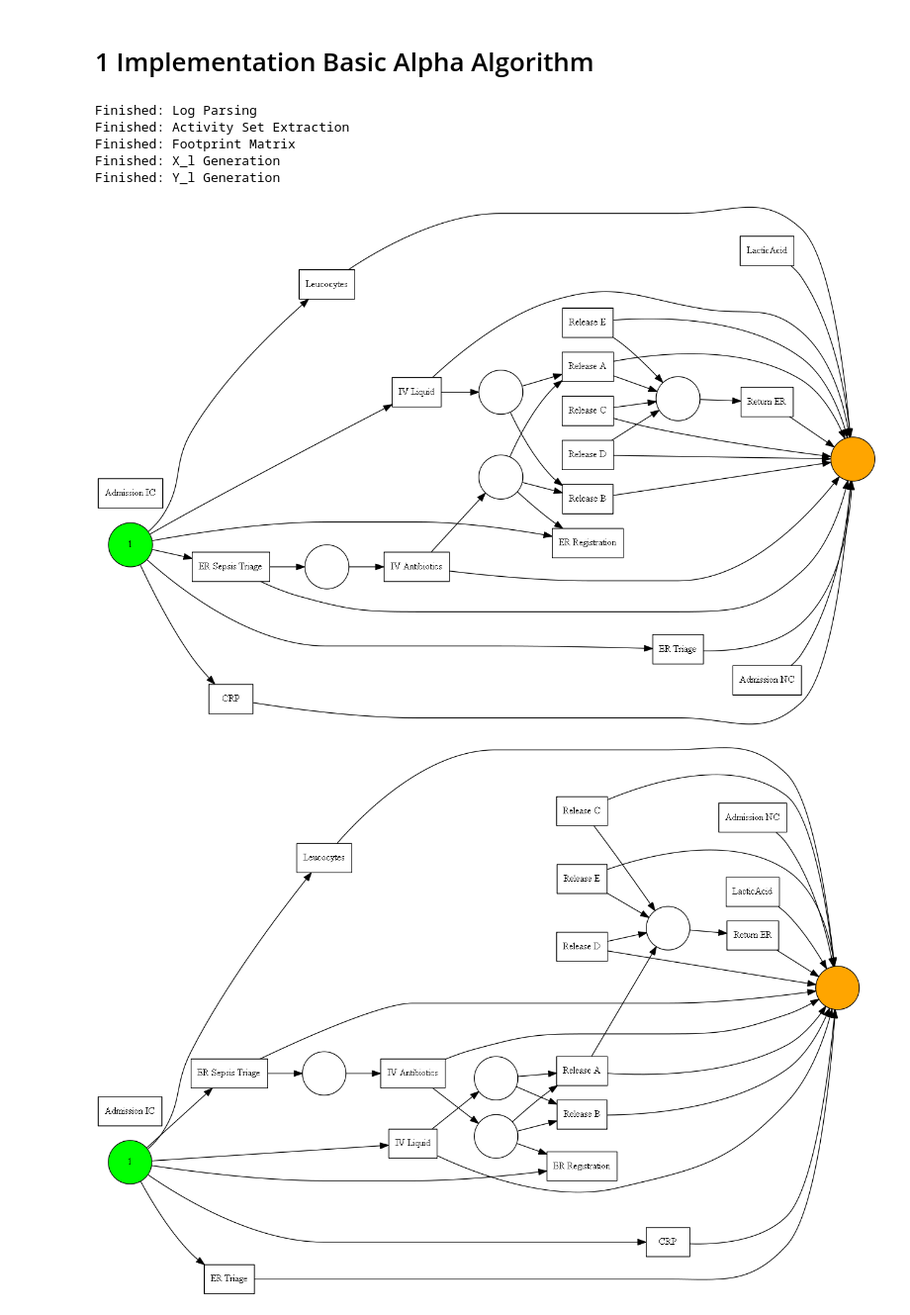
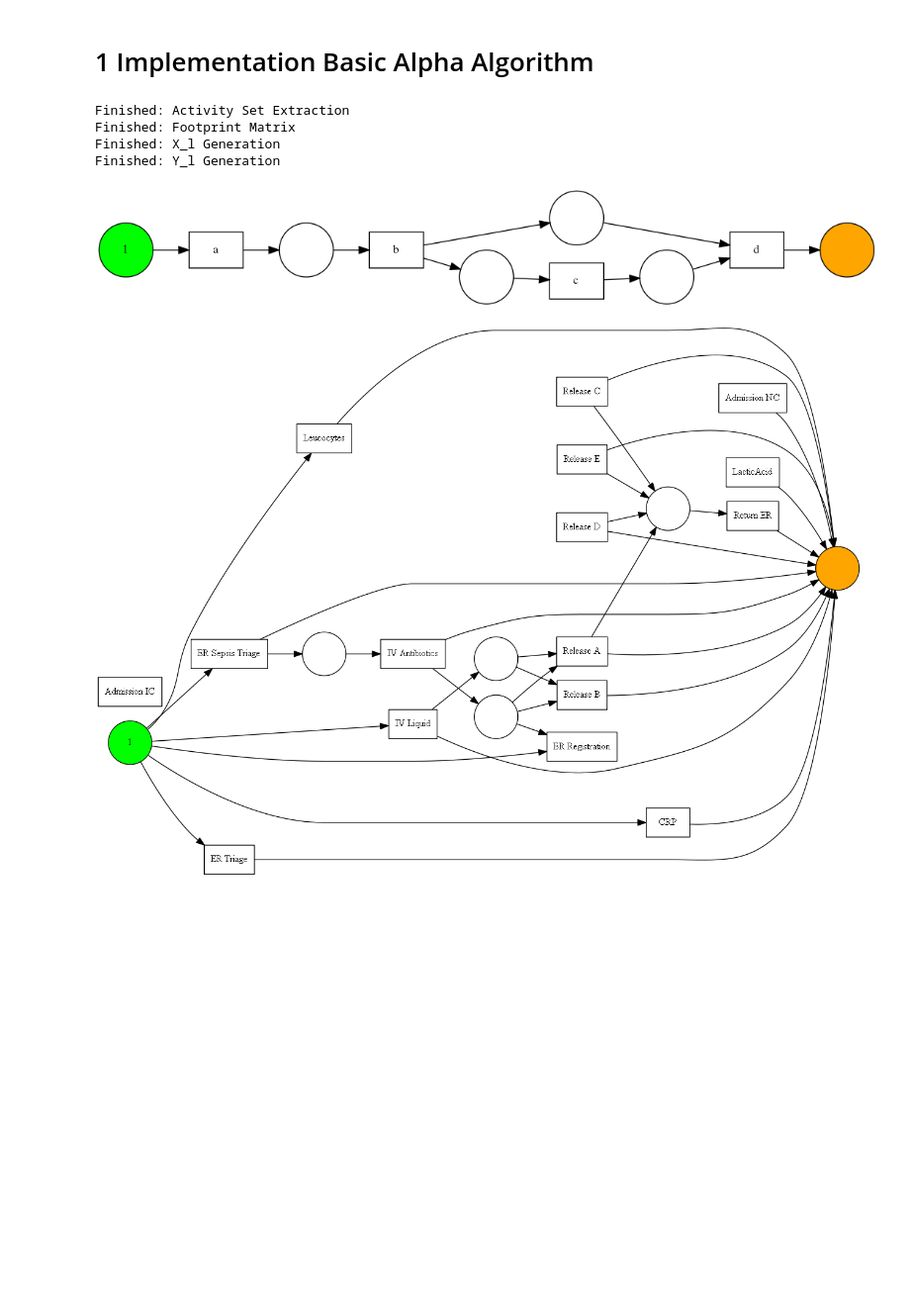
Before and after one commit to Janek7/alpha-miner-extension, a Jupyter notebook: AlphaMiner.ipynb, the cells around one changed output. Shown: that part at 99% size. Drawn from its saved outputs; the diff is of its cells as text; code cells hidden in the pictures; blank space fills up the shorter version.

Commit message:
fixed minor bug regarding log name param

```diff
--- a/AlphaMiner.ipynb
+++ b/AlphaMiner.ipynb
@@ -60,13 +60,9 @@ class AlphaMiner:
             gviz = pn_visualizer.apply(self.net, self.initial_marking, self.final_marking)
             pn_visualizer.view(gviz)
 
-    def apply_our_algorithm(self, log, activity_key="concept:name"):
-        # TBD
-        pass
-
     def _parse_logfile(self,log,activity_key):
         '''Read in log file and extract activity/event names as trace lists.'''
-        l = xes_importer.apply("sepsis.xes")
+        l = xes_importer.apply(log)
         for trace in l:
             trace_events = []
             for event in trace:
@@ -243,39 +239,40 @@ class AlphaMiner:
 # create miner
 am = AlphaMiner(logging=True)
 
 """
 Below there are several manually created dummy logs (copied from the book)
 to test the algorithm. They can be passed on to the function call via the
-variable 'dummy_log=dl1' and an empty string for the actual log file.
-Alternatively, a regular log file can be passed on to the function.
+parameter 'dummy_log=dl1'.
+Alternatively, a regular log file can be passed on to the function via the parameter 'log'.
 """
 
-# dummy logs (miner can handle 1-3, but produces wrong net for log 4 (loop of one))
+# dummy logs (miner can handle 1-3, but produces wrong net for log 4 (loop of one) and 5 (skip steps))
 dl1 = [["a","b","c","d"],
        ["a","c","b","d"],
        ["a","e","d"]]
 dl2 = [["a","c","e","g"],
        ["a","e","c","g"],
        ["b","d","f","g"],
        ["b","f","d","g"]]
 dl3 = [["a","b","e","f"],
        ["a","b","e","c","d","b","f"],
        ["a","b","c","e","d","b","f"],
        ["a","b","c","d","e","b","f"],
        ["a","e","b","c","d","b","f"]]
 dl4 = [["a","c"],
        ["a","b","c"],
        ["a","b","b","c"],
        ["a","b","b","b","b","c"]]
+dl5 = [["a","b","c","d"],
+       ["a","b","d"]]
 
-am.apply_alpha_algorithm(log="sepsis.xes")
+am.apply_alpha_algorithm(dummy_log=dl5)
 # %% [output]
-Finished: Log Parsing
 Finished: Activity Set Extraction
 Finished: Footprint Matrix
 Finished: X_l Generation
 Finished: Y_l Generation
-[figure, old version]
+[figure, new version]
 # %%
 """
 Below, the pre-implemented pm4py AlphaMiner is applied to the same test log.
```
